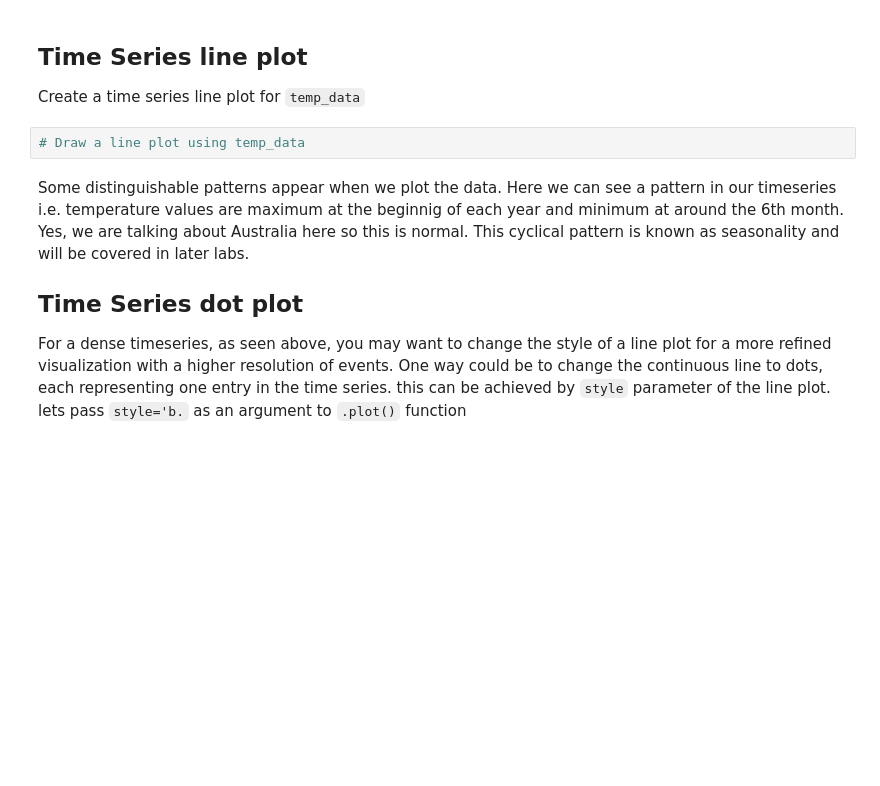
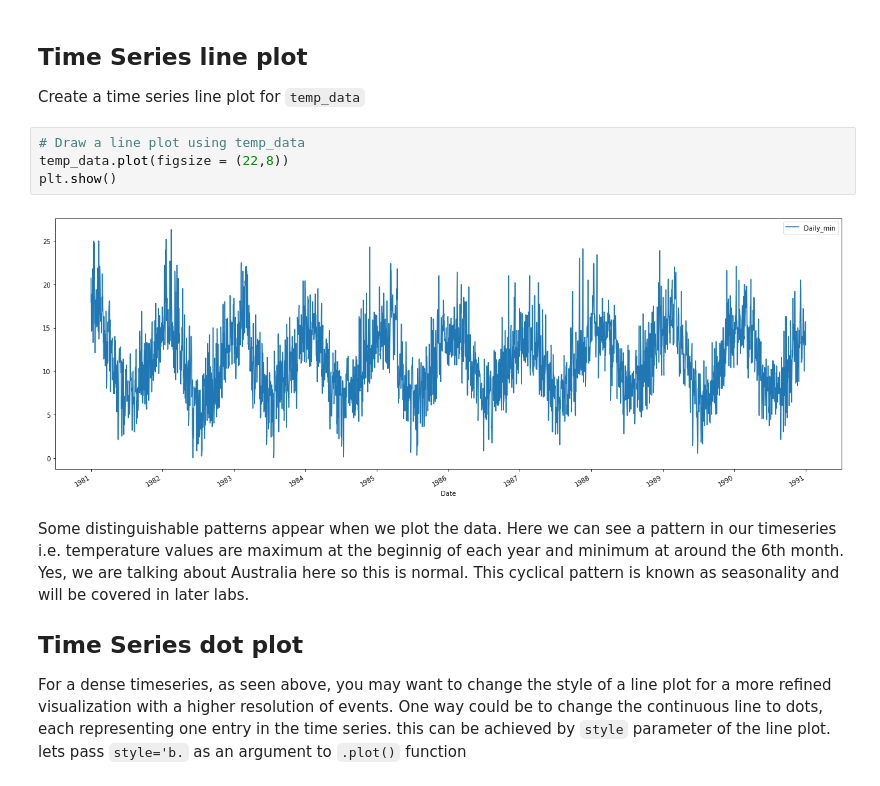
Before and after one commit to loisr/dsc-3-25-04-visualizing-time-series-data-lab-nyc-ds-career-012819, a Jupyter notebook: index.ipynb, the cells around one changed output. Saved outputs shown, nothing was run; the diff lists cells and outputs as text; blank space fills up the shorter version.

```diff
--- a/index.ipynb
+++ b/index.ipynb
@@ -64,6 +64,10 @@ memory usage: 57.0 KB
 Create a time series line plot for `temp_data`
 # %%
 # Draw a line plot using temp_data
+temp_data.plot(figsize = (22,8))
+plt.show()
+# %% [output]
+[figure, added]
 # %% [markdown]
 Some distinguishable patterns appear when we plot the data. Here we can see a pattern in our timeseries i.e. temperature values are maximum at the beginnig of each year and minimum at around the 6th month. Yes, we are talking about Australia here so this is normal. This cyclical pattern is known as seasonality and will be covered in later labs.
 
```
